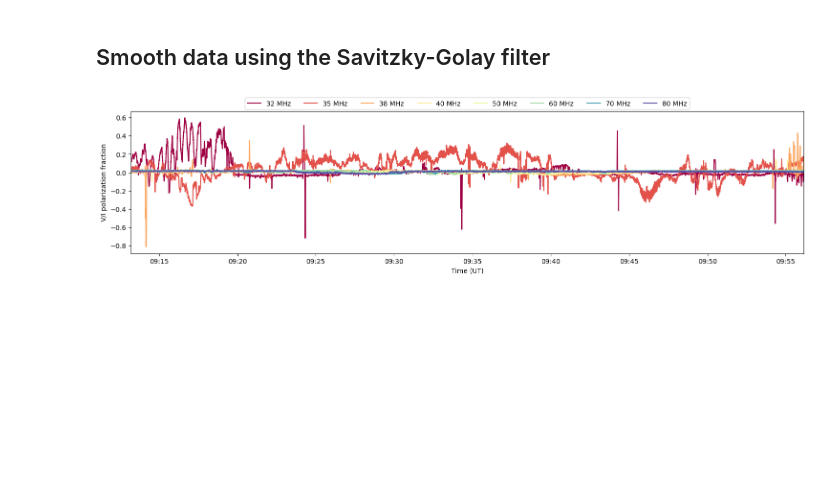
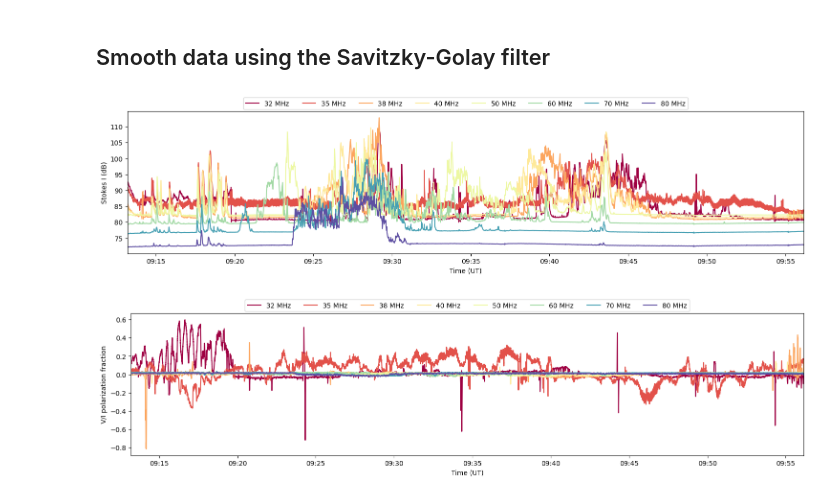
Before and after one commit to MohamedNedal/nenufar_work, a Jupyter notebook: plot_nenufar_stokes.ipynb, the cells around one changed output. Saved outputs shown, nothing was run; the diff lists cells and outputs as text; code cells hidden in the pictures; blank space fills up the shorter version.

```diff
--- a/plot_nenufar_stokes.ipynb
+++ b/plot_nenufar_stokes.ipynb
@@ -148,16 +160,16 @@ plt.show()
 # %%
-radio_lightcurves = {}
+radio_lq_sVI = {}
 f_targets = [32, 35, 38, 40, 50, 60, 70, 80] # freq channels conisdered
 
-combined_data  = df_pol.values
-combined_freqs = df_pol.columns
+combined_data_sVI = df_pol.values
+combined_freq_sVI = df_pol.columns
 
 # Find index of closest value
 for f_target in f_targets:
-    f_index      = np.abs(combined_freqs - f_target).argmin()
-    freq_channel = f'{round(combined_freqs[f_index])} MHz'
-    radio_lightcurves[freq_channel] = combined_data[:, f_index]
+    f_index      = np.abs(combined_freq_sVI - f_target).argmin()
+    freq_channel = f'{round(combined_freq_sVI[f_index])} MHz'
+    radio_lq_sVI[freq_channel] = combined_data_sVI[:, f_index]
 
-print(radio_lightcurves.keys())
+print(radio_lq_sVI.keys())
 # %% [output]
 dict_keys(['32 MHz', '35 MHz', '38 MHz', '40 MHz', '50 MHz', '60 MHz', '70 MHz', '80 MHz'])
@@ -164,14 +202,14 @@ dict_keys(['32 MHz', '35 MHz', '38 MHz', '40 MHz', '50 MHz', '60 MHz', '70 MHz',
 # %%
 # Choose a colormap with many distinguishable colors
 cmap        = plt.cm.get_cmap('Spectral')
-num_lines   = len(radio_lightcurves.keys())
+num_lines   = len(radio_lq_sVI.keys())
 colors_list = cmap(np.linspace(0, 1, num_lines))
 
 fig = plt.figure(figsize=[15,4])
 ax = fig.add_subplot(111)
 
-for i, key in enumerate(radio_lightcurves):
-    ax.plot(df_pol.index, radio_lightcurves[key], color=colors_list[i], label=key)
+for i, key in enumerate(radio_lq_sVI):
+    ax.plot(df_pol.index, radio_lq_sVI[key], color=colors_list[i], label=key)
 
 ax.legend(loc='best')
 ax.legend(loc='upper center', bbox_to_anchor=(0.5, 1.12), ncol=num_lines)
@@ -189,6 +227,40 @@ plt.show()
 [figure]
 # %% [markdown]
 ## Smooth data using the Savitzky-Golay filter
+# %%
+# Set smoothing parameters
+window_size = 101  # must be odd and less than the number of data points
+poly_order  = 3    # typical choice: 2 or 3
+y_model = {}
+
+fig = plt.figure(figsize=[15,4])
+ax = fig.add_subplot(111)
+
+for i, key in enumerate(radio_lq_sI):
+    y = radio_lq_sI[key]
+
+    # Apply Savitzky-Golay filter if long enough
+    if len(y) >= window_size:
+        y_smooth = savgol_filter(y, window_length=window_size, polyorder=poly_order)
+    else:
+        y_smooth = y  # Skip smoothing if too short
+
+    y_model[key] = y_smooth
+    ax.plot(df_int.index, y_smooth, color=colors_list[i], label=key)
+
+# Formatting and labels
+ax.legend(loc='upper center', bbox_to_anchor=(0.5, 1.12), ncol=num_lines)
+ax.set_xlabel('Time (UT)')
+ax.set_ylabel('Stokes I (dB)')
+ax.xaxis_date()
+ax.xaxis.set_major_formatter(mdates.DateFormatter('%H:%M'))
+ax.set_xlim(left=df_int.index[0], right=df_int.index[-1])
+# ax.set_xlim(left=pd.Timestamp(f'{df_int.index[0].date()} 09:36:00'),
+#             right=pd.Timestamp(f'{df_int.index[0].date()} 09:41:00'))
+fig.tight_layout()
+plt.show()
+# %% [output]
+[figure, added]
 # %%
 # Set smoothing parameters
 window_size = 101  # must be odd and less than the number of data points
```
Also changed, not shown: parts of 11 cells of this notebook, 1 other file.
